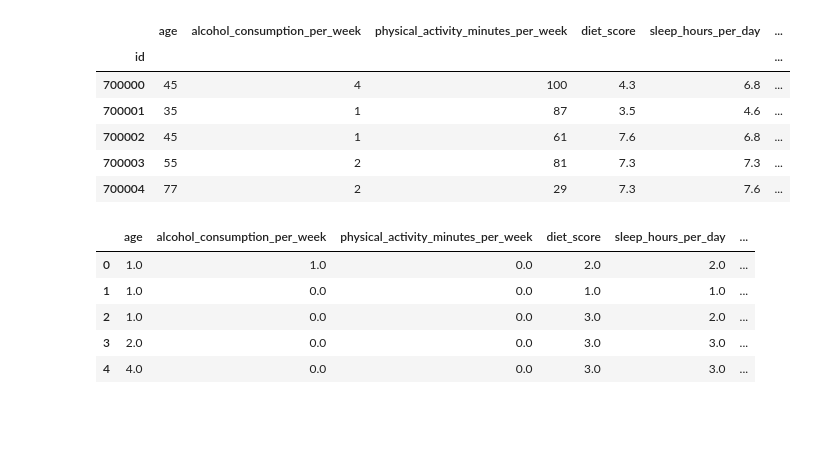
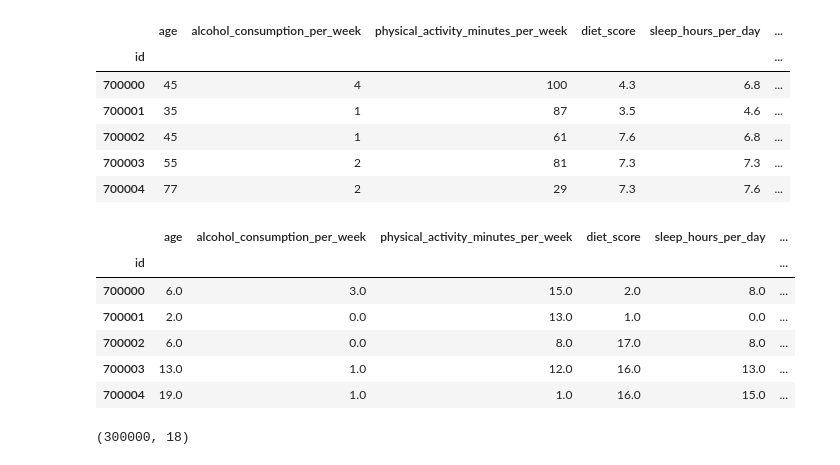
Before and after one commit to Musheng-bot/AI-Project, a Jupyter notebook: run.ipynb, the cells around one changed output. Saved outputs shown, nothing was run; the diff lists cells and outputs as text; code cells hidden in the pictures; blank space fills up the shorter version.

```diff
--- a/run.ipynb
+++ b/run.ipynb
@@ -65,7 +65,7 @@ from sklearn.preprocessing import KBinsDiscretizer
 BINARY_COLUMNS = ['family_history_diabetes', 'hypertension_history', 'cardiovascular_history']
 ID_COL = ['id']
 
-discretizer = KBinsDiscretizer(n_bins=5, encode='ordinal', strategy='uniform', random_state=42)
+discretizer = KBinsDiscretizer(n_bins=20, encode='ordinal', strategy='quantile', random_state=42)
 binned_features = discretizer.fit_transform(features.drop(columns=BINARY_COLUMNS, axis=1))
 binned_features = pd.DataFrame(binned_features, columns=features.drop(columns=BINARY_COLUMNS, axis=1).columns)
 features = pd.concat([binned_features, features[BINARY_COLUMNS]], axis=1)
@@ -107,16 +107,22 @@ test_data.head()
 # %%
 discretizer.transform(test_data.drop(columns=BINARY_COLUMNS, axis=1))
 binned_test_features = discretizer.transform(test_data.drop(columns=BINARY_COLUMNS, axis=1))
 binned_test_features = pd.DataFrame(binned_test_features, columns=test_data.drop(columns=BINARY_COLUMNS, axis=1).columns)
+binned_test_features.index = test_data.index
 test_data = pd.concat([binned_test_features, test_data[BINARY_COLUMNS]], axis=1)
 test_data.head()
 # %% [output]
 |  | age | alcohol_consumption_per_week | physical_activity_minutes_per_week | diet_score | sleep_hours_per_day | ... |
-| 0 | 1.0 | 1.0 | 0.0 | 2.0 | 2.0 | ... |
-| 1 | 1.0 | 0.0 | 0.0 | 1.0 | 1.0 | ... |
-| 2 | 1.0 | 0.0 | 0.0 | 3.0 | 2.0 | ... |
-| 3 | 2.0 | 0.0 | 0.0 | 3.0 | 3.0 | ... |
-| 4 | 4.0 | 0.0 | 0.0 | 3.0 | 3.0 | ... |
+| id |  |  |  |  |  | ... |
+| 700000 | 6.0 | 3.0 | 15.0 | 2.0 | 8.0 | ... |
+| 700001 | 2.0 | 0.0 | 13.0 | 1.0 | 0.0 | ... |
+| 700002 | 6.0 | 0.0 | 8.0 | 17.0 | 8.0 | ... |
+| 700003 | 13.0 | 1.0 | 12.0 | 16.0 | 13.0 | ... |
+| 700004 | 19.0 | 1.0 | 1.0 | 16.0 | 15.0 | ... |
+# %%
+test_data.shape
+# %% [output]
+(300000, 18)
 # %%
 oof = np.zeros(len(features))
 cat_test_preds = np.zeros(len(test_data))
```
Also changed, not shown: parts of 10 cells of this notebook, 6 other files.
